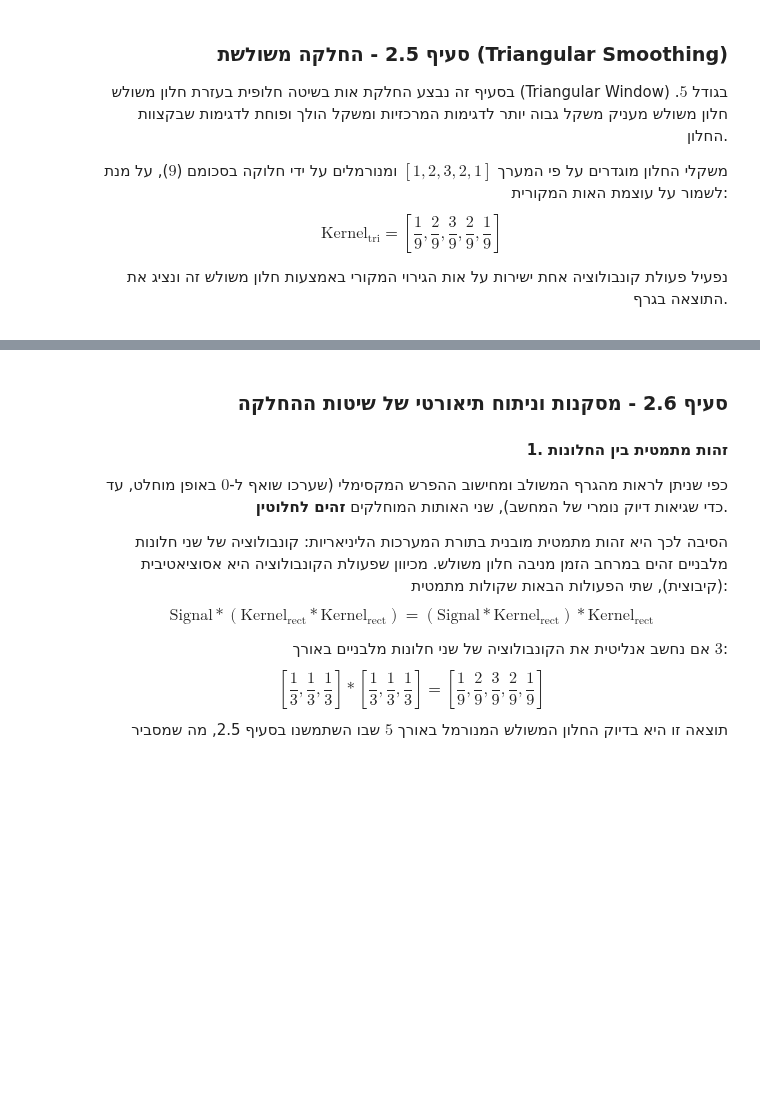
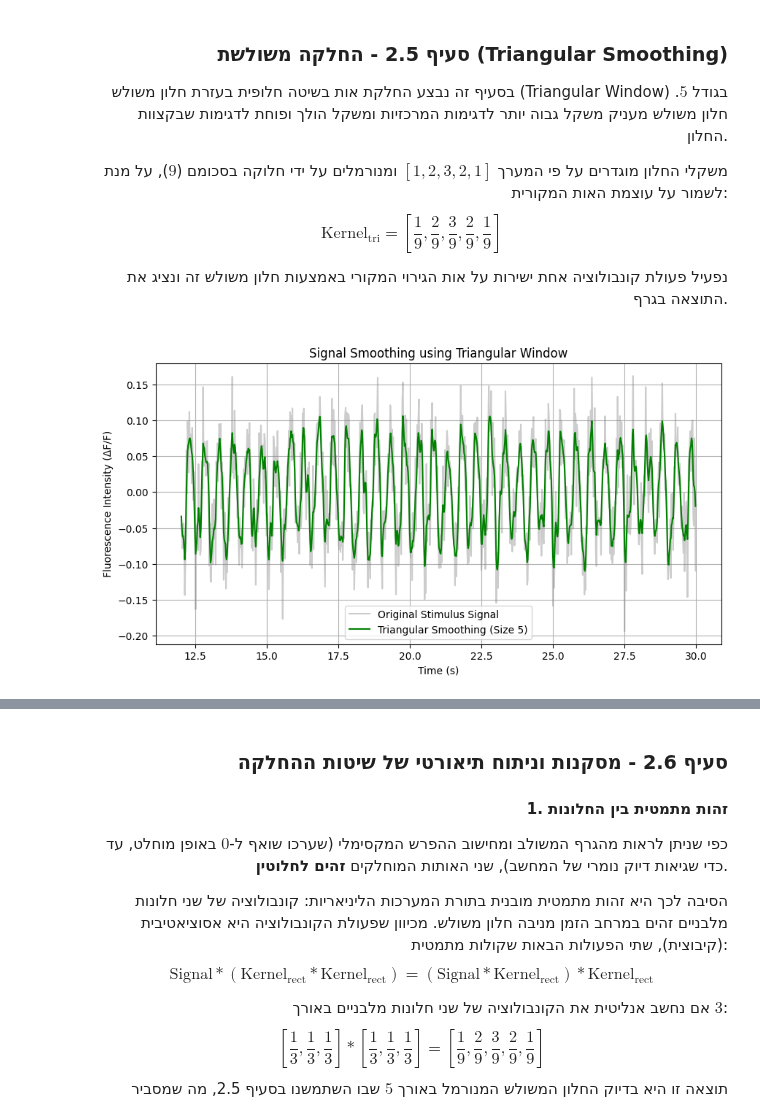
Before and after one commit to Royc4515/Project1_SignalProcessing, a Jupyter notebook: Project1_SignalProcessing.ipynb, the cells around one changed output, grey strips where cells are left out. Saved outputs shown, nothing was run; the diff lists cells and outputs as text; code cells hidden in the pictures; blank space fills up the shorter version.

```diff
--- a/Project1_SignalProcessing.ipynb
+++ b/Project1_SignalProcessing.ipynb
@@ -430,20 +482,22 @@ $$\text{Kernel}_{\text{tri}} = \left[\frac{1}{9}, \frac{2}{9}, \frac{3}{9}, \fra
 # %%
 # הגדרת חלון משולש בגודל 5 מנורמל בסכומו (חלוקה ב-9)
 tri_window = np.array([1, 2, 3, 2, 1]) / 9.0
 
 # ביצוע קונבולוציה בודדת על אות הגירוי
 smoothed_tri = np.convolve(stimulus_signal, tri_window, mode='same')
 
 # שרטוט הגרף עם כותרות וצירים תקינים
 plt.figure(figsize=(10, 5))
-plt.plot(time_stimulus, stimulus_signal, label='Original Stimulus Signal', alpha=0.4, color='gray')
-plt.plot(time_stimulus, smoothed_tri, label='Triangular Smoothing (Size 5)', color='green', linewidth=1.5)
+plt.plot(stimulus_time, stimulus_signal, label='Original Stimulus Signal', alpha=0.4, color='gray')
+plt.plot(stimulus_time, smoothed_tri, label='Triangular Smoothing (Size 5)', color='green', linewidth=1.5)
 plt.title("Signal Smoothing using Triangular Window")
 plt.xlabel("Time (s)")
 plt.ylabel("Fluorescence Intensity (\u0394F/F)")
 plt.legend()
 plt.grid(True)
 plt.show()
+# %% [output]
+[figure, added]
 # %%
 # שרטוט שני האותות המוחלקים על גבי גרף אחד לצורך השוואה ויזואלית
 plt.figure(figsize=(10, 5))
```
Also changed, not shown: parts of 15 cells of this notebook.
